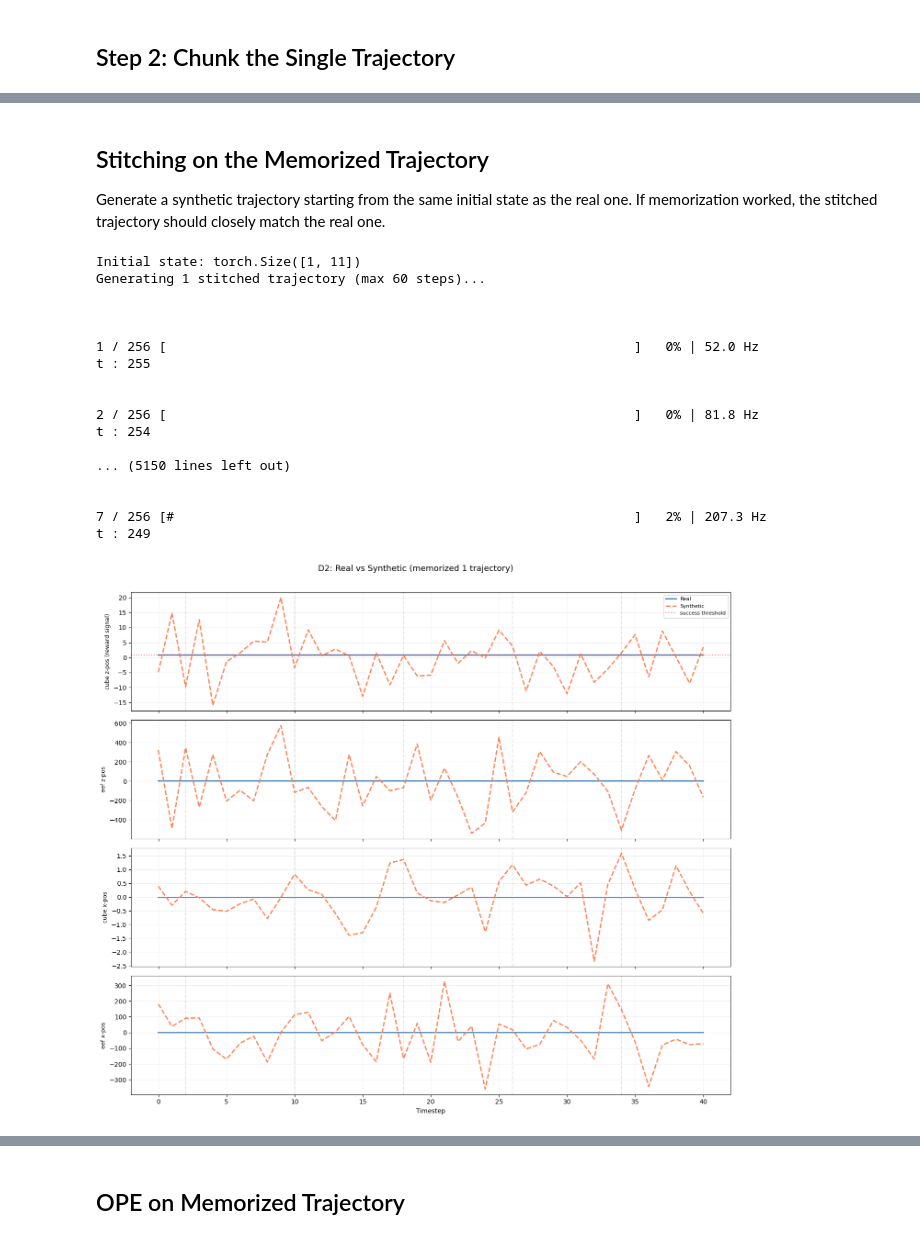
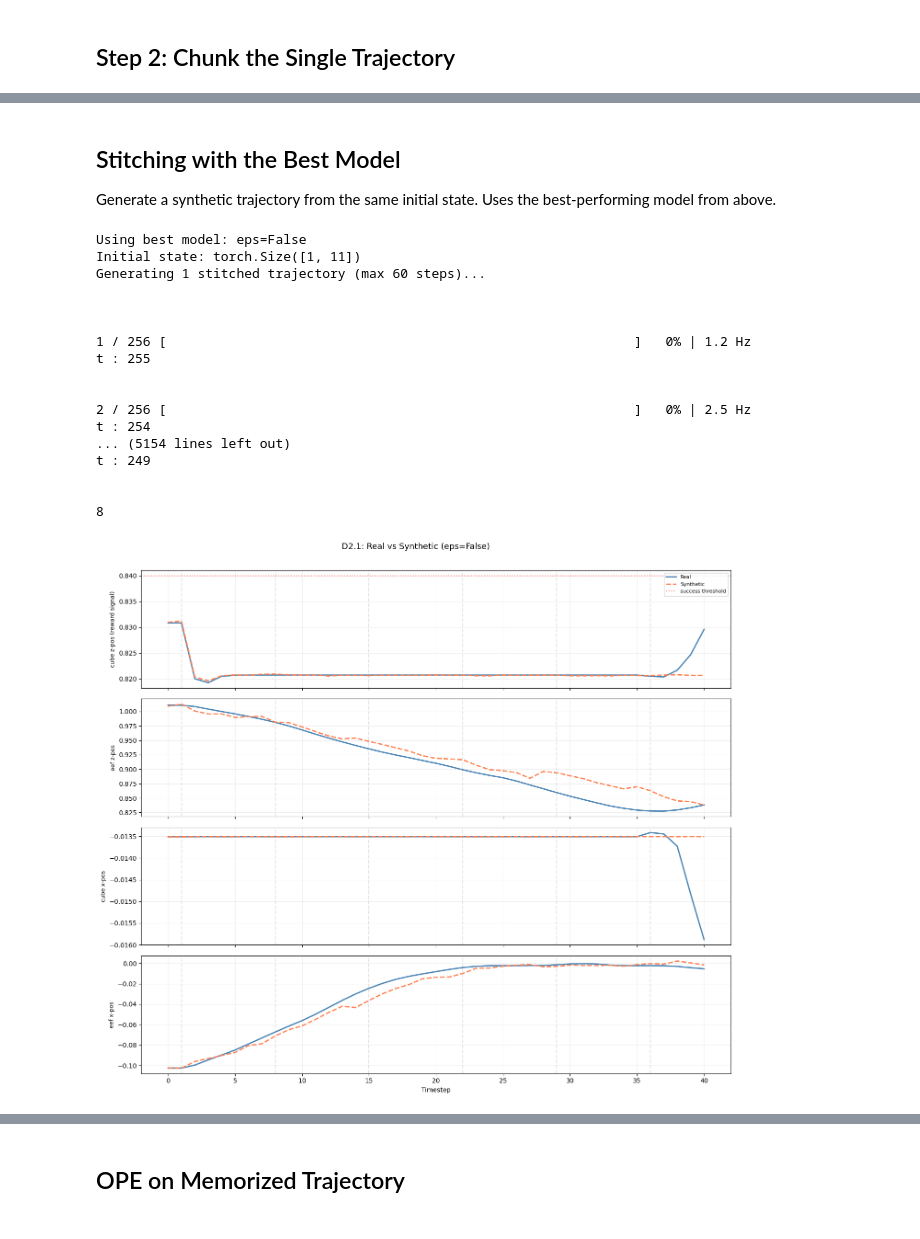
Before and after one commit to kylewang1999/latent_sope, a Jupyter notebook: experiments/2026-03-10/8.5k_steps_no_quarternions_1_rollout.ipynb, the cells around one changed output, grey strips where cells are left out. Cells and saved outputs as stored; diff of their text form; code cells hidden in the pictures.

```diff
--- a/experiments/2026-03-10/8.5k_steps_no_quarternions_1_rollout.ipynb
+++ b/experiments/2026-03-10/8.5k_steps_no_quarternions_1_rollout.ipynb
@@ -50,7 +47,7 @@ print(f"Using policy from: {policy_train_dir}")
 
 # --- Hyperparams (tuned for memorization) ---
 N_ROLLOUTS = 1        # Single trajectory
-EPOCHS = 2000         # Many passes over ~26 chunks
+EPOCHS = 2000         # Many passes over ~17 chunks
 HORIZON = 60
 gamma = 1.0
 BATCH_SIZE = 64       # Larger than dataset → sees all chunks every step
@@ -58,6 +55,11 @@ NUM_TRAJS = 1         # Generate 1 synthetic trajectory to compare
 LR = 1e-3             # High LR for fast memorization (no scheduler)
 
 CHECKPOINT_EPOCHS = [100, 500, 1000, 2000]
+
+# --- D2.1 changes ---
+FRAME_STACK = 1       # Down from 2 — match SOPE
+CHUNK_SIZE = 7        # Down from 8 — total_horizon=8, divisible by 4 for dim_mults=(1,4,8)
+DIM_MULTS = (1, 4, 8) # Up from (1,2) — match SOPE capacity
 
 # --- Quaternion removal config (same as D1) ---
 KEEP_INDICES = [0, 1, 2, 7, 8, 9, 10, 11, 12, 17, 18]
@@ -76,8 +78,10 @@ CUBE_X_IDX = 0
 EEF_X_IDX = 6
 SUCCESS_THRESHOLD = 0.84
 
-print(f"D2 overfit sanity check: {N_ROLLOUTS} rollout, {EPOCHS} epochs, LR={LR}, no scheduler")
+print(f"D2.1 overfit sanity check: {N_ROLLOUTS} rollout, {EPOCHS} epochs, LR={LR}, no scheduler")
 print(f"State dim: {REDUCED_STATE_DIM} (no quaternions)")
+print(f"frame_stack={FRAME_STACK}, chunk_size={CHUNK_SIZE}, total_horizon={FRAME_STACK+CHUNK_SIZE}")
+print(f"dim_mults={DIM_MULTS}")
 # %% [output]
 Device: cuda
 Repo root: /home1/reishuen/latent_sope
@@ -180,9 +185,9 @@ from src.latent_sope.robomimic_interface.dataset import (
 )
 
 dataset_config = RolloutChunkDatasetConfig(
-    chunk_size=8,
+    chunk_size=CHUNK_SIZE,       # 7 (was 8)
     stride=2,
-    frame_stack=2,
+    frame_stack=FRAME_STACK,     # 1 (was 2)
     source="latents",
     latents_dim=latents_dim,
     action_dim=action_dim,
@@ -206,6 +211,14 @@ print(f"DataLoader: {n_batches} batch(es) of up to {BATCH_SIZE}")
 print(f"Total gradient steps over {EPOCHS} epochs: {n_batches * EPOCHS}")
 print(f"Each chunk seen ~{EPOCHS * BATCH_SIZE / max(n_chunks, 1):.0f} times")
 print(f"Normalization stats: mean shape={norm_stats.mean.shape}")
+
+# Verify batch shapes
+sample_batch = next(iter(dataloader))
+for k, v in sample_batch.items():
+    if isinstance(v, torch.Tensor):
+        print(f"  {k}: {v.shape}")
+    else:
+        print(f"  {k}: {type(v)}")
 # %% [output]
 Dataset: 17 chunks from 1 trajectory
 DataLoader: 1 batch(es) of up to 64
@@ -536,10 +525,11 @@ FAIL: Cannot memorize even 1 trajectory.
 # %% [markdown]
-## Stitching on the Memorized Trajectory
+## Stitching with the Best Model
 
-Generate a synthetic trajectory starting from the same initial state as the real one.
-If memorization worked, the stitched trajectory should closely match the real one.
+Generate a synthetic trajectory from the same initial state. Uses the best-performing model from above.
 # %%
 MAX_LENGTH = HORIZON
+diffuser = best_diffuser
+diffusion_config = best_cfg
 
 # Use the real trajectory's initial state
 traj = load_rollout_latents(rollout_paths[0])
@@ -548,6 +538,7 @@ if latents.ndim == 3:
     latents = latents[:, 0, :]
 
 init_state = torch.tensor(latents[0:1], dtype=torch.float32)  # (1, 11)
+print(f"Using best model: {best_label}")
 print(f"Initial state: {init_state.shape}")
 print(f"Generating 1 stitched trajectory (max {MAX_LENGTH} steps)...\n")
 
@@ -591,55 +582,56 @@ elif blowup_ratio < 10.0:
 else:
     print(f"  -> Significant blowup ({blowup_ratio:.0f}x). Stitching is amplifying errors.")
 # %% [output]
+Using best model: eps=False
 Initial state: torch.Size([1, 11])
 Generating 1 stitched trajectory (max 60 steps)...
 
 
 
-1 / 256 [                                                            ]   0% | 52.0 Hz
+1 / 256 [                                                            ]   0% | 1.2 Hz
 t : 255
 
 
-2 / 256 [                                                            ]   0% | 81.8 Hz
+2 / 256 [                                                            ]   0% | 2.5 Hz
 t : 254
-
-... (5150 lines left out)
+... (5154 lines left out)
+t : 249
 
 
-7 / 256 [#                                                           ]   2% | 207.3 Hz
-t : 249
+8
 # %%
-# --- Visual: real vs synthetic trajectory (all dims) ---
+# --- Visual: real vs synthetic trajectory ---
+chunk_size = diffusion_config.chunk_horizon
+frame_stack = diffusion_config.frame_stack
+
 key_dims = [
     (CUBE_Z_IDX, "cube z-pos (reward signal)"),
     (EEF_Z_IDX, "eef z-pos"),
     (CUBE_X_IDX, "cube x-pos"),
     (EEF_X_IDX, "eef x-pos"),
 ]
 
 fig, axes = plt.subplots(len(key_dims), 1, figsize=(14, 3 * len(key_dims)), sharex=True)
 for row, (dim_idx, dim_name) in enumerate(key_dims):
     ax = axes[row]
     ax.plot(real_states[0, :, dim_idx], color="steelblue", linewidth=2, label="Real")
     ax.plot(syn_states[0, :, dim_idx], color="coral", linewidth=2, linestyle="--", label="Synthetic")
     ax.set_ylabel(dim_name, fontsize=9)
     if dim_idx == CUBE_Z_IDX:
         ax.axhline(SUCCESS_THRESHOLD, color="red", linestyle=":", alpha=0.5, label="success threshold")
     # Mark chunk boundaries
-    chunk_size = diffusion_config.chunk_horizon
-    frame_stack = diffusion_config.frame_stack
     for boundary in range(frame_stack, T_common, chunk_size):
         ax.axvline(boundary, color="gray", alpha=0.2, linestyle="--")
     ax.grid(alpha=0.2)
     if row == 0:
         ax.legend(fontsize=8)
 
 axes[-1].set_xlabel("Timestep")
-fig.suptitle("D2: Real vs Synthetic (memorized 1 trajectory)", fontsize=13, y=1.01)
+fig.suptitle(f"D2.1: Real vs Synthetic ({best_label})", fontsize=13, y=1.01)
 plt.tight_layout()
 plt.show()
 # %% [output]
-[figure, old version]
+[figure, new version]
 # %%
 # --- Per-step MSE ---
 from src.latent_sope.eval.metrics import trajectory_reconstruction_mse
```
Also changed, not shown: parts of 20 cells of this notebook, 3 other files.
